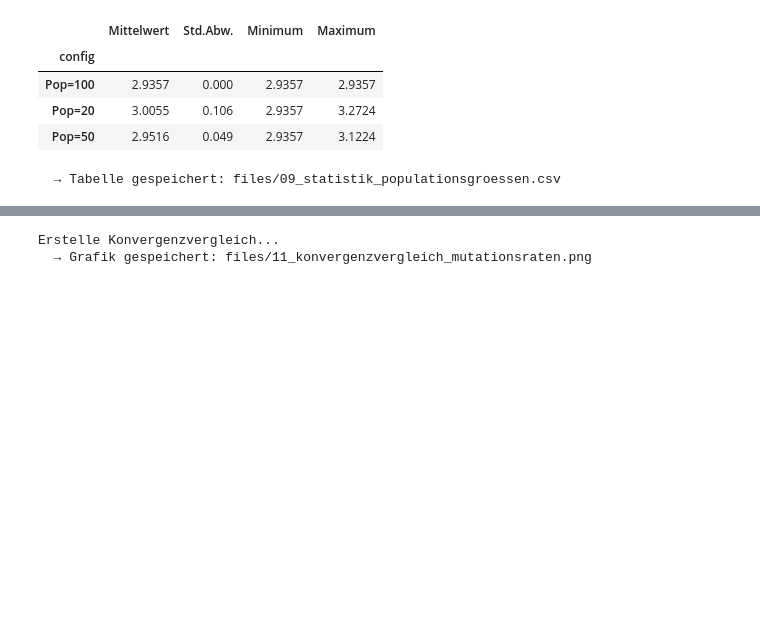
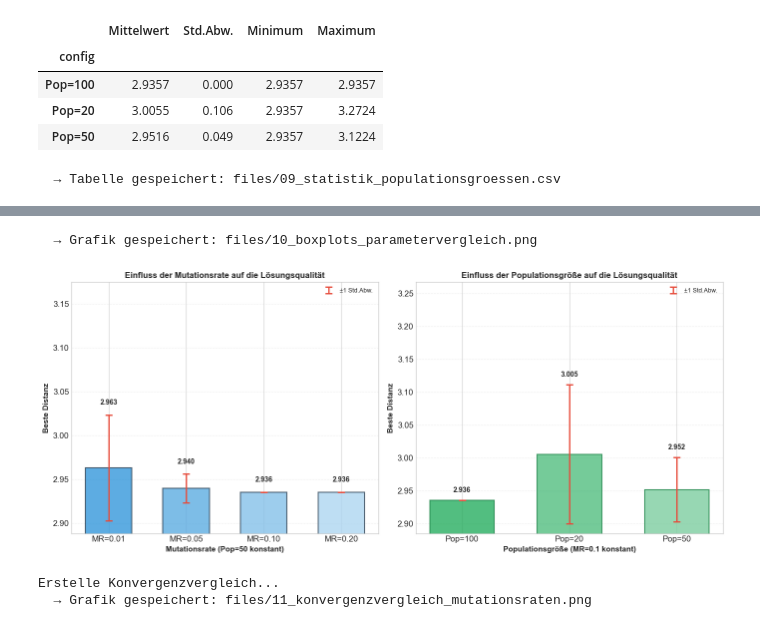
Before and after one commit to keanufuchs/computational-intelligence-ea, a Jupyter notebook: tsp_evolutionary_algorithm.ipynb, the cells around one changed output, grey strips where cells are left out. Drawn from its saved outputs; the diff is of its cells as text; code cells hidden in the pictures; blank space fills up the shorter version.

Commit message:
rework boxplot

```diff
--- a/tsp_evolutionary_algorithm.ipynb
+++ b/tsp_evolutionary_algorithm.ipynb
@@ -1533,3 +1489,73 @@ plt.show()
+# %%
+# Balkendiagramm mit Fehlerbalken erstellen (besser für Präsentationen)
+fig, axes = plt.subplots(1, 2, figsize=(14, 6))
+
+# Berechne Statistiken für Mutationsraten
+mutation_stats = mutation_results.groupby('config')['best_distance'].agg(['mean', 'std'])
+mutation_means = mutation_stats['mean'].values
+mutation_stds = mutation_stats['std'].values
+mutation_labels = mutation_stats.index.tolist()
+
+# Balkendiagramm 1: Mutationsraten
+x_pos1 = np.arange(len(mutation_labels))
+bars1 = axes[0].bar(x_pos1, mutation_means, width=0.6,
+                     color=['#3498DB', '#5DADE2', '#85C1E9', '#AED6F1'],
+                     edgecolor='#2C3E50', linewidth=1.5, alpha=0.8)
+# Fehlerbalken hinzufügen
+axes[0].errorbar(x_pos1, mutation_means, yerr=mutation_stds,
+                 fmt='none', color='#E74C3C', linewidth=2, capsize=5, capthick=2,
+                 label='±1 Std.Abw.')
+
+# Werte auf den Balken anzeigen
+for i, (mean_val, std_val) in enumerate(zip(mutation_means, mutation_stds)):
+    axes[0].text(i, mean_val + std_val + 0.01, f'{mean_val:.3f}',
+                ha='center', va='bottom', fontsize=10, fontweight='bold')
+
+axes[0].set_xlabel('Mutationsrate (Pop=50 konstant)', fontsize=11, fontweight='bold')
+axes[0].set_ylabel('Beste Distanz', fontsize=11, fontweight='bold')
+axes[0].set_title('Einfluss der Mutationsrate auf die Lösungsqualität', fontweight='bold', fontsize=12)
+axes[0].set_xticks(x_pos1)
+axes[0].set_xticklabels(mutation_labels)
+axes[0].grid(True, alpha=0.3, linestyle='--', axis='y')
+axes[0].legend(loc='upper right', fontsize=9)
+axes[0].set_ylim(bottom=min(mutation_means - mutation_stds) * 0.995)
+
+# Berechne Statistiken für Populationsgrößen
+popsize_stats = popsize_results.groupby('config')['best_distance'].agg(['mean', 'std'])
+popsize_means = popsize_stats['mean'].values
+popsize_stds = popsize_stats['std'].values
+popsize_labels = popsize_stats.index.tolist()
+
+# Balkendiagramm 2: Populationsgrößen
+x_pos2 = np.arange(len(popsize_labels))
+bars2 = axes[1].bar(x_pos2, popsize_means, width=0.6,
+                    color=['#27AE60', '#52BE80', '#7DCEA0'],
+                    edgecolor='#1E8449', linewidth=1.5, alpha=0.8)
+# Fehlerbalken hinzufügen
+axes[1].errorbar(x_pos2, popsize_means, yerr=popsize_stds,
+                fmt='none', color='#E74C3C', linewidth=2, capsize=5, capthick=2,
+                label='±1 Std.Abw.')
+
+# Werte auf den Balken anzeigen
+for i, (mean_val, std_val) in enumerate(zip(popsize_means, popsize_stds)):
+    axes[1].text(i, mean_val + std_val + 0.01, f'{mean_val:.3f}',
+                ha='center', va='bottom', fontsize=10, fontweight='bold')
+
+axes[1].set_xlabel('Populationsgröße (MR=0.1 konstant)', fontsize=11, fontweight='bold')
+axes[1].set_ylabel('Beste Distanz', fontsize=11, fontweight='bold')
+axes[1].set_title('Einfluss der Populationsgröße auf die Lösungsqualität', fontweight='bold', fontsize=12)
+axes[1].set_xticks(x_pos2)
+axes[1].set_xticklabels(popsize_labels)
+axes[1].grid(True, alpha=0.3, linestyle='--', axis='y')
+axes[1].legend(loc='upper right', fontsize=9)
+axes[1].set_ylim(bottom=min(popsize_means - popsize_stds) * 0.995)
+
+plt.tight_layout()
+save_figure(fig, '10_boxplots_parametervergleich.png')
+plt.show()
+# %% [output]
+  → Grafik gespeichert: files/10_boxplots_parametervergleich.png
+[figure, added]
 # %%
 # Konvergenzvergleich für verschiedene Mutationsraten
 print("Erstelle Konvergenzvergleich...")
```
Also changed, not shown: parts of 1 cell of this notebook, 3 other files.
